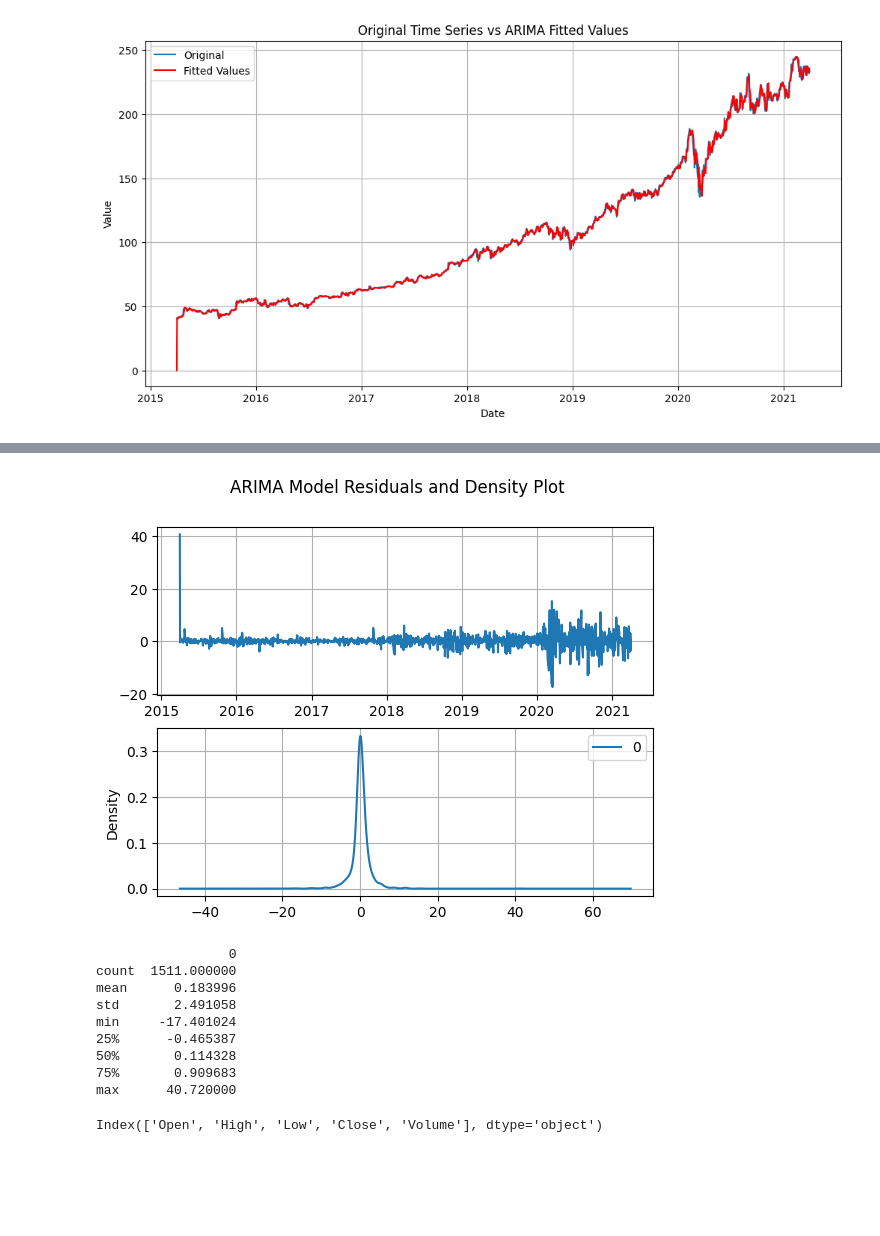
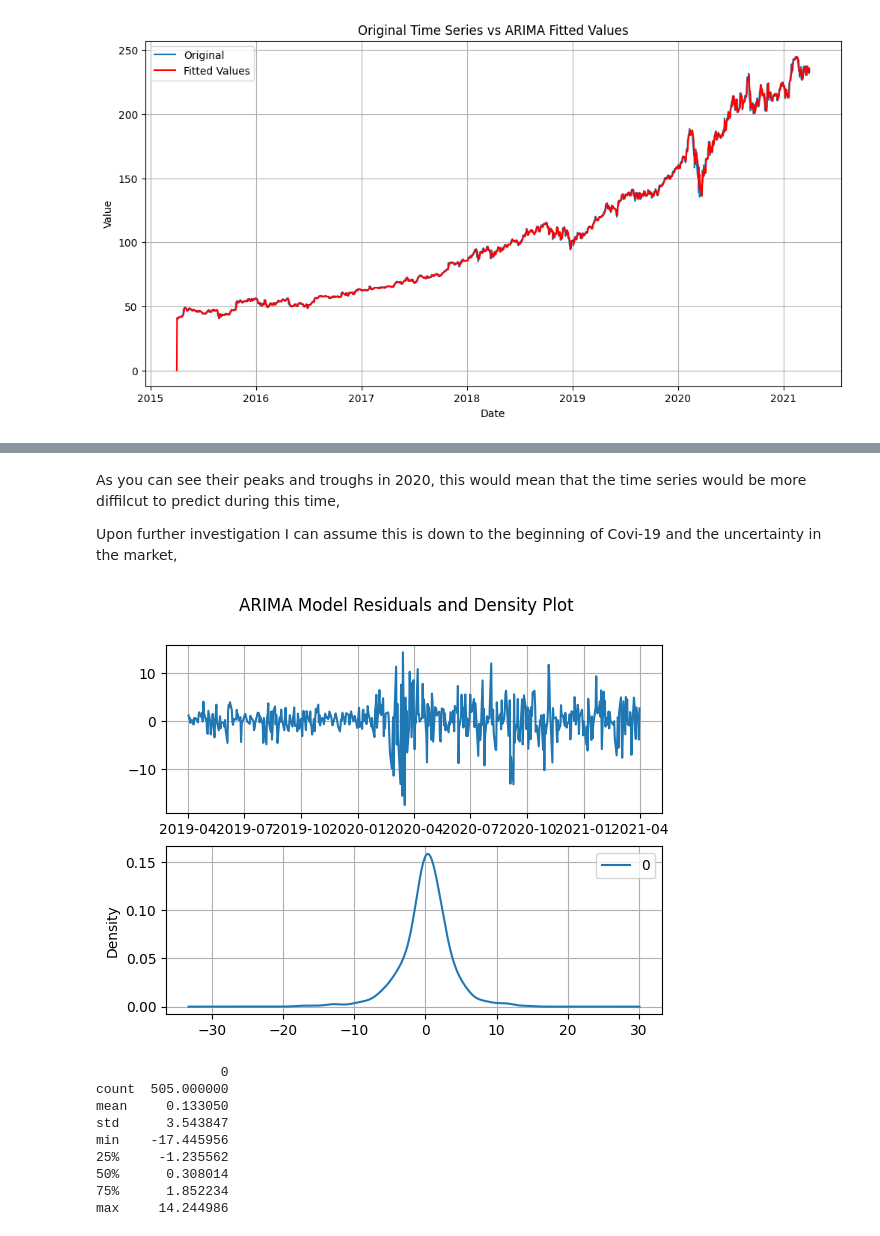
Before and after one commit to Midigan/Joint-CA2-Machine-Learning-for-Business, a Jupyter notebook: CA2 MLB and DV Integrated.ipynb, the cells around one changed output, grey strips where cells are left out. Saved outputs shown, nothing was run; the diff lists cells and outputs as text; code cells hidden in the pictures; blank space fills up the shorter version.

```diff
--- a/CA2 MLB and DV Integrated.ipynb
+++ b/CA2 MLB and DV Integrated.ipynb
@@ -226,0 +314,17 @@ for val in aicVals[:5]:
+# %%
+# Define the best parameters
+p, d, q = 2,2,2
+
+# Fit an ARIMA model in order (p, d, q)
+model = ARIMA(df["Close"], order=(p, d, q))
+
+# Fit the model
+results_ARIMA = model.fit()
+
+# Print the summary of the model
+print(results_ARIMA.summary())
+# Print the information you're interested in
+print(f"ARIMA({p},{d},{q})")
+print(f"AIC: {results_ARIMA.aic}")
+print(f"BIC: {results_ARIMA.bic}")
+print(f"HQIC: {results_ARIMA.hqic}")
@@ -227,35 +365,38 @@ for val in aicVals[:5]:
+# %% [markdown]
+As you can see their peaks and troughs in 2020, this would mean that the time series would be more diffilcut to predict during this time,
+
+Upon further investigation I can assume this is down to the beginning of Covi-19 and the uncertainty in the market,
 # %%
 # Extracting the residuals from the ARIMA model
 residuals = pd.DataFrame(results_ARIMA.resid)
+
+# sample the residuals from 2019 onwards
+residuals = residuals.loc['2019-04-01 16:00:00':]
 
 # Creating 2 plots one for the residuals plot and one for the density plot
 fig, axs = plt.subplots(2)
 fig.suptitle('ARIMA Model Residuals and Density Plot')
 
 # Plot the residuals in the first subplot and add a grid
 axs[0].plot(residuals)
 axs[0].grid(True)
 
 # Plot a Kernel Density Estimate (KDE) of the residuals in second plot
 residuals.plot(kind='kde', ax=axs[1])
 axs[1].grid(True)
 plt.show()
 
 # Print the residuals
 print(residuals.describe())
 # %% [output]
-[figure, old version]
+[figure, new version]
-                 0
-count  1511.000000
-mean      0.183996
-std       2.491058
-min     -17.401024
-25%      -0.465387
-50%       0.114328
-75%       0.909683
-max      40.720000
+                0
+count  505.000000
+mean     0.133050
+std      3.543847
+min    -17.445956
+25%     -1.235562
+50%      0.308014
+75%      1.852234
+max     14.244986
-# %%
-print(df.columns)
-# %% [output]
-Index(['Open', 'High', 'Low', 'Close', 'Volume'], dtype='object')
 # %%
```
Also changed, not shown: parts of 23 cells of this notebook, 1 other file.
